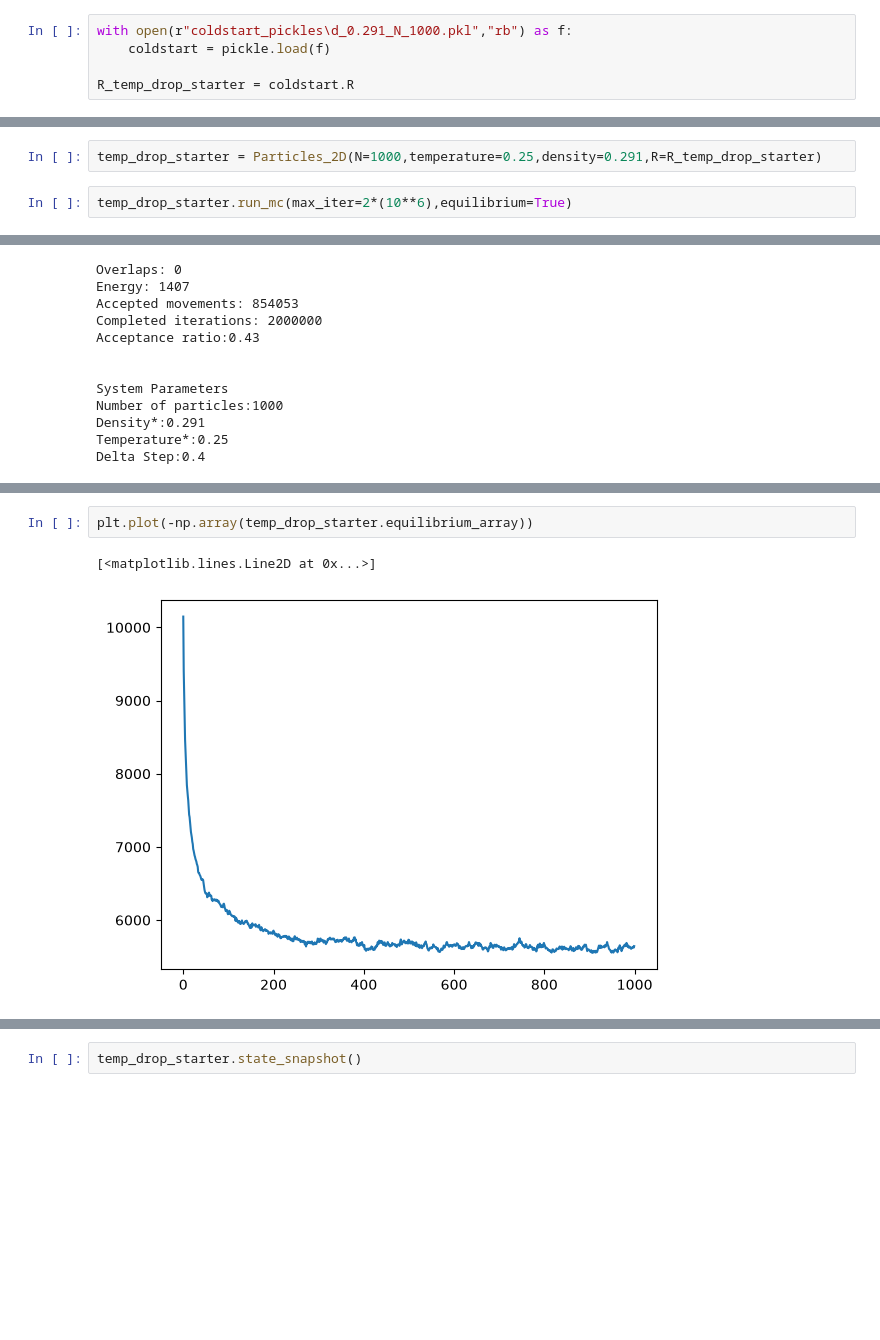
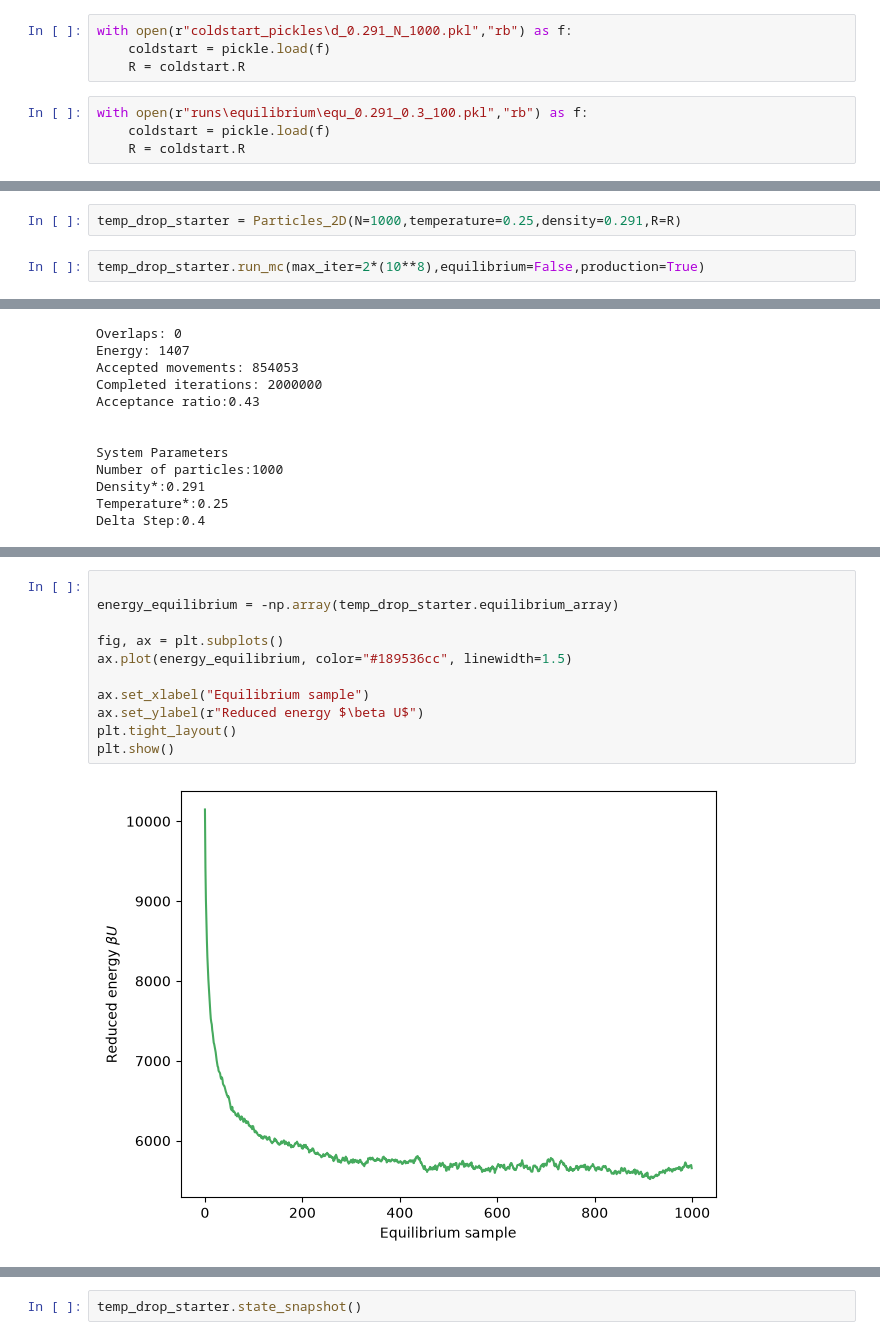
Before and after one commit to Milou-v/BERN01-Groupwork, a Jupyter notebook: temp.ipynb, the cells around one changed output, grey strips where cells are left out. Drawn from its saved outputs; the diff is of its cells as text; blank space fills up the shorter version.

```diff
--- a/temp.ipynb
+++ b/temp.ipynb
@@ -16,5 +16,8 @@ from Particles_2D import coldstart_finder
 # %%
 with open(r"coldstart_pickles\d_0.291_N_1000.pkl","rb") as f:
     coldstart = pickle.load(f)
-
-R_temp_drop_starter = coldstart.R
+    R = coldstart.R
+# %%
+with open(r"runs\equilibrium\equ_0.291_0.3_100.pkl","rb") as f:
+    coldstart = pickle.load(f)
+    R = coldstart.R
@@ -21,7 +64,7 @@ R_temp_drop_starter = coldstart.R
 # %%
-temp_drop_starter = Particles_2D(N=1000,temperature=0.25,density=0.291,R=R_temp_drop_starter)
+temp_drop_starter = Particles_2D(N=1000,temperature=0.25,density=0.291,R=R)
 # %%
-temp_drop_starter.run_mc(max_iter=2*(10**6),equilibrium=True)
+temp_drop_starter.run_mc(max_iter=2*(10**8),equilibrium=False,production=True)
 # %%
 temp_drop_starter.print_status()
 # %% [output]
@@ -53,7 +96,15 @@ Density*:0.291
 Temperature*:0.25
 Delta Step:0.4
 # %%
-plt.plot(-np.array(temp_drop_starter.equilibrium_array))
+
+energy_equilibrium = -np.array(temp_drop_starter.equilibrium_array)
+
+fig, ax = plt.subplots()
+ax.plot(energy_equilibrium, color="#189536cc", linewidth=1.5)
+
+ax.set_xlabel("Equilibrium sample")
+ax.set_ylabel(r"Reduced energy $\beta U$")
+plt.tight_layout()
+plt.show()
 # %% [output]
-[<matplotlib.lines.Line2D at 0x...>]
-[figure, old version]
+[figure, new version]
```
Also changed, not shown: parts of 9 cells of this notebook, 1 other file.
